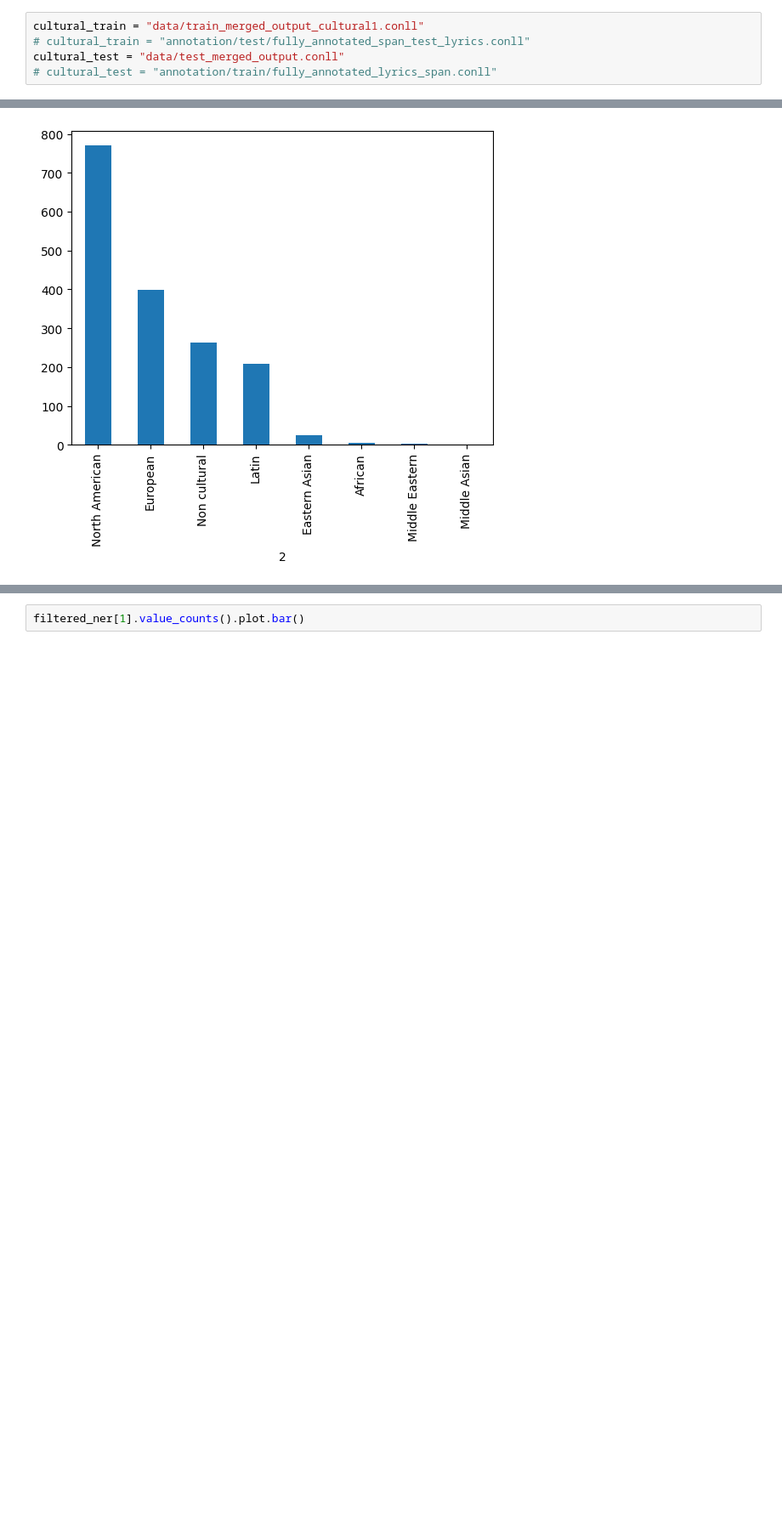
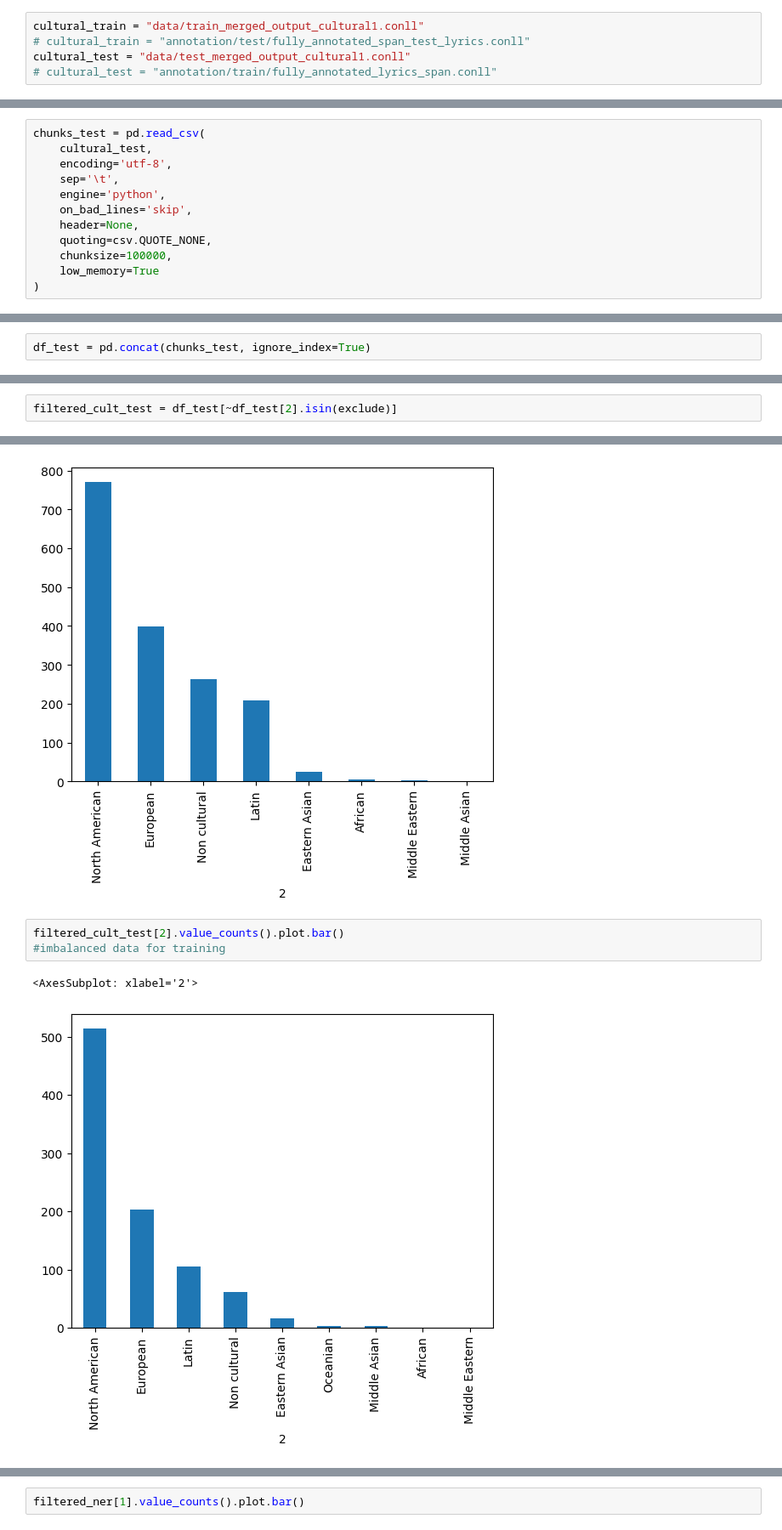
Before and after one commit to py-mesayaa/NLP_Project_ITU_2025, a Jupyter notebook: XLMR_Cultural_classifier.ipynb, the cells around one changed output, grey strips where cells are left out. Shown: that part at 85% size. Cells and saved outputs as stored; diff of their text form; blank space fills up the shorter version.

Commit message:
save outputs

```diff
--- a/XLMR_Cultural_classifier.ipynb
+++ b/XLMR_Cultural_classifier.ipynb
@@ -21,7 +21,7 @@ tokenizer = XLMRobertaTokenizerFast.from_pretrained("xlm-roberta-base")
 # %%
 cultural_train = "data/train_merged_output_cultural1.conll"
 # cultural_train = "annotation/test/fully_annotated_span_test_lyrics.conll"
-cultural_test = "data/test_merged_output.conll"
+cultural_test = "data/test_merged_output_cultural1.conll"
 # cultural_test = "annotation/train/fully_annotated_lyrics_span.conll"
 # %%
 def extract_refs(json_path):
@@ -75,5 +75,19 @@ chunks = pd.read_csv(
     chunksize=100000,
     low_memory=True
 )
+# %%
+chunks_test = pd.read_csv(
+    cultural_test,
+    encoding='utf-8',
+    sep='\t',
+    engine='python',
+    on_bad_lines='skip',
+    header=None,
+    quoting=csv.QUOTE_NONE,
+    chunksize=100000,
+    low_memory=True
+)
 # %%
 df = pd.concat(chunks, ignore_index=True)
+# %%
+df_test = pd.concat(chunks_test, ignore_index=True)
@@ -96,6 +126,8 @@ df.rename(columns=header)
 # %%
 exclude = ['-']
 filtered_cult = df[~df[2].isin(exclude)]
+# %%
+filtered_cult_test = df_test[~df_test[2].isin(exclude)]
 # %%
 # filtered_cult
 # %%
@@ -104,3 +136,9 @@ filtered_cult[2].value_counts().plot.bar()
 # %% [output]
 <AxesSubplot: xlabel='2'>
 [figure]
+# %%
+filtered_cult_test[2].value_counts().plot.bar()
+#imbalanced data for training
+# %% [output]
+<AxesSubplot: xlabel='2'>
+[figure, added]
```
Also changed, not shown: parts of 5 cells of this notebook, 1 other file.
